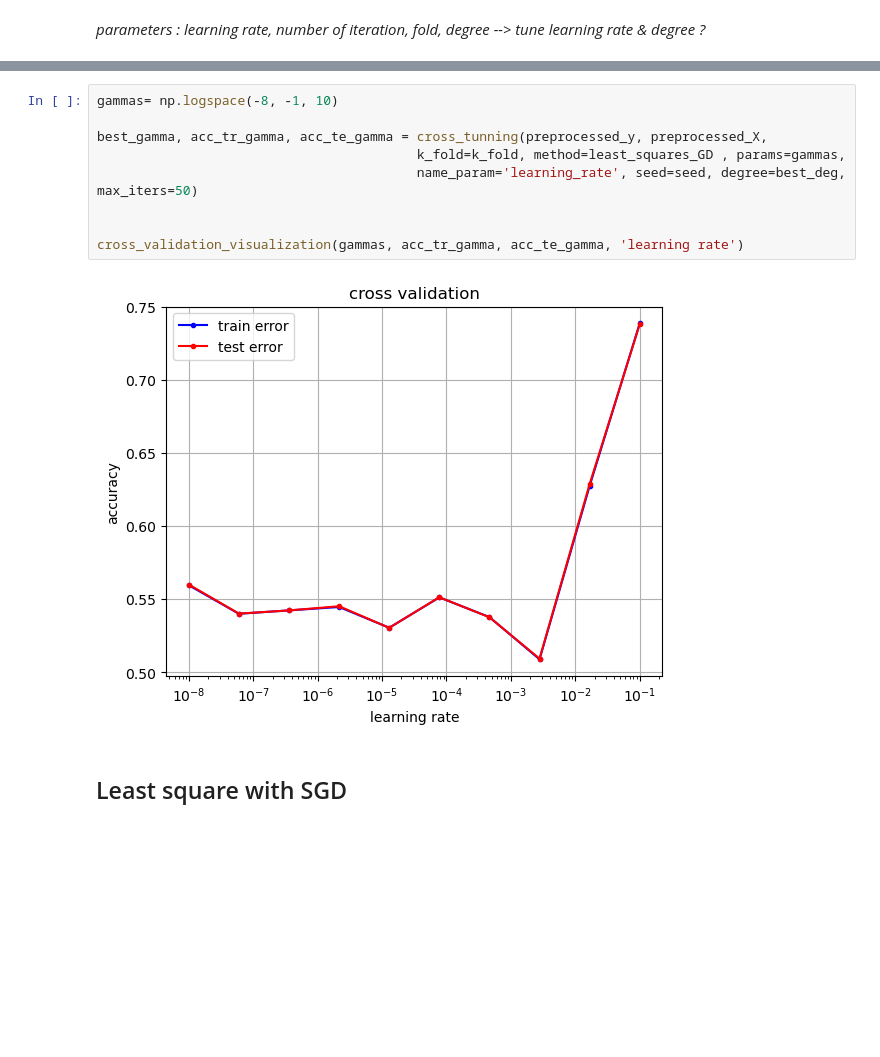
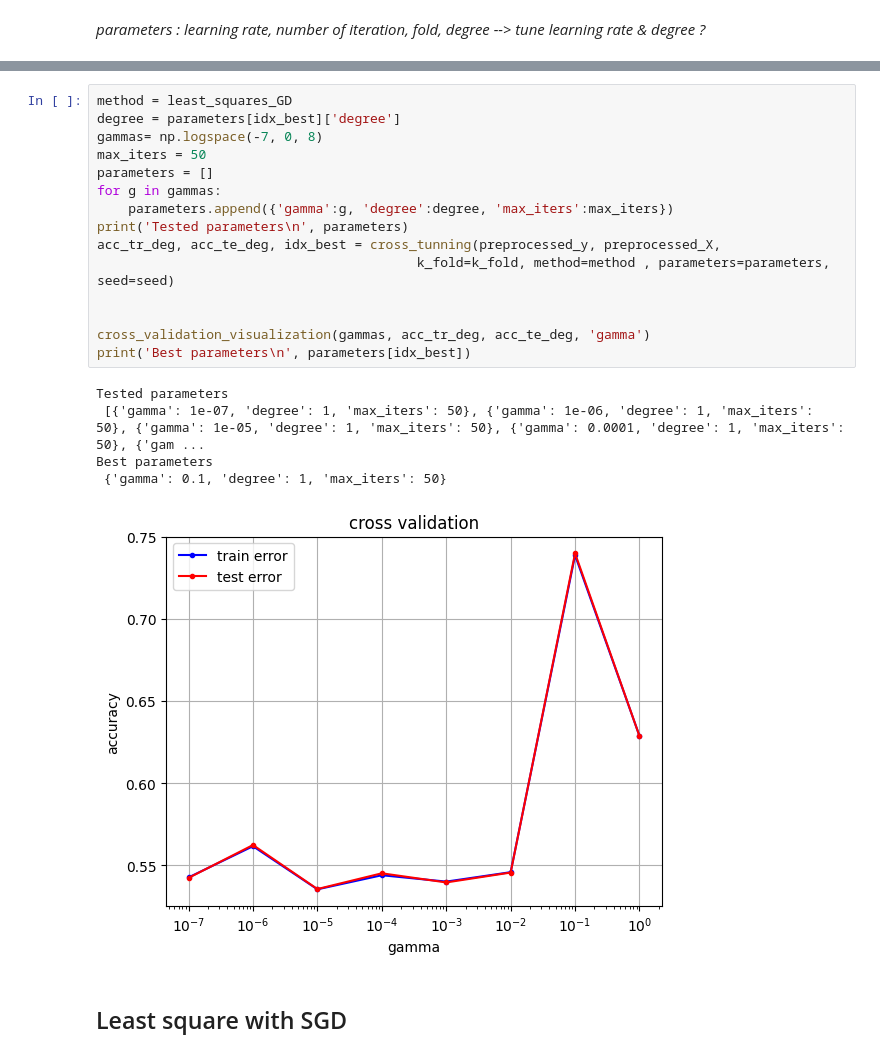
Before and after one commit to Alicia-max/ML--Binary-classification_Higgs-boson-competition, a Jupyter notebook: project/visu.ipynb, the cells around one changed output, grey strips where cells are left out. Saved outputs shown, nothing was run; the diff lists cells and outputs as text; blank space fills up the shorter version.

Commit message:
Finalized cross-validation

```diff
--- a/project/visu.ipynb
+++ b/project/visu.ipynb
@@ -120,13 +135,23 @@ cross_validation_visualization(degree, acc_tr_deg, acc_te_deg, 'degree')
-# %%
-gammas= np.logspace(-8, -1, 10)
-
-best_gamma, acc_tr_gamma, acc_te_gamma = cross_tunning(preprocessed_y, preprocessed_X,
-                                         k_fold=k_fold, method=least_squares_GD , params=gammas,
-                                         name_param='learning_rate', seed=seed, degree=best_deg, max_iters=50)
-
-
-cross_validation_visualization(gammas, acc_tr_gamma, acc_te_gamma, 'learning rate')
-# %% [output]
-[figure, removed]
+# %%
+method = least_squares_GD
+degree = parameters[idx_best]['degree']
+gammas= np.logspace(-7, 0, 8)
+max_iters = 50
+parameters = []
+for g in gammas:
+    parameters.append({'gamma':g, 'degree':degree, 'max_iters':max_iters})
+print('Tested parameters\n', parameters)
+acc_tr_deg, acc_te_deg, idx_best = cross_tunning(preprocessed_y, preprocessed_X,
+                                         k_fold=k_fold, method=method , parameters=parameters, seed=seed)
+
+
+cross_validation_visualization(gammas, acc_tr_deg, acc_te_deg, 'gamma')
+print('Best parameters\n', parameters[idx_best])
+# %% [output]
+Tested parameters
+ [{'gamma': 1e-07, 'degree': 1, 'max_iters': 50}, {'gamma': 1e-06, 'degree': 1, 'max_iters': 50}, {'gamma': 1e-05, 'degree': 1, 'max_iters': 50}, {'gamma': 0.0001, 'degree': 1, 'max_iters': 50}, {'gam ...
+Best parameters
+ {'gamma': 0.1, 'degree': 1, 'max_iters': 50}
+[figure, added]
 # %% [markdown]
 ## Least square with SGD
```
Also changed, not shown: parts of 23 cells of this notebook, 5 other files.
